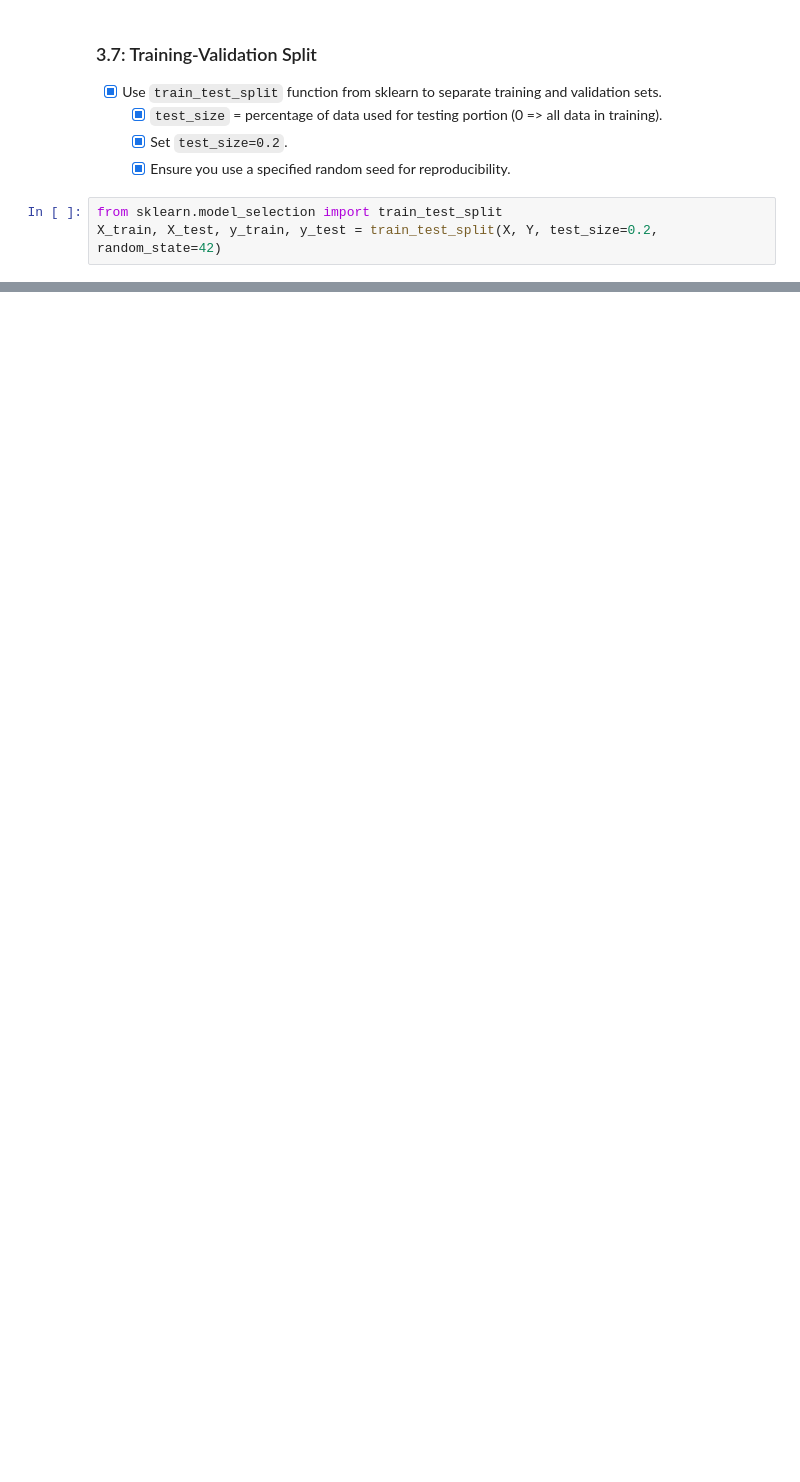
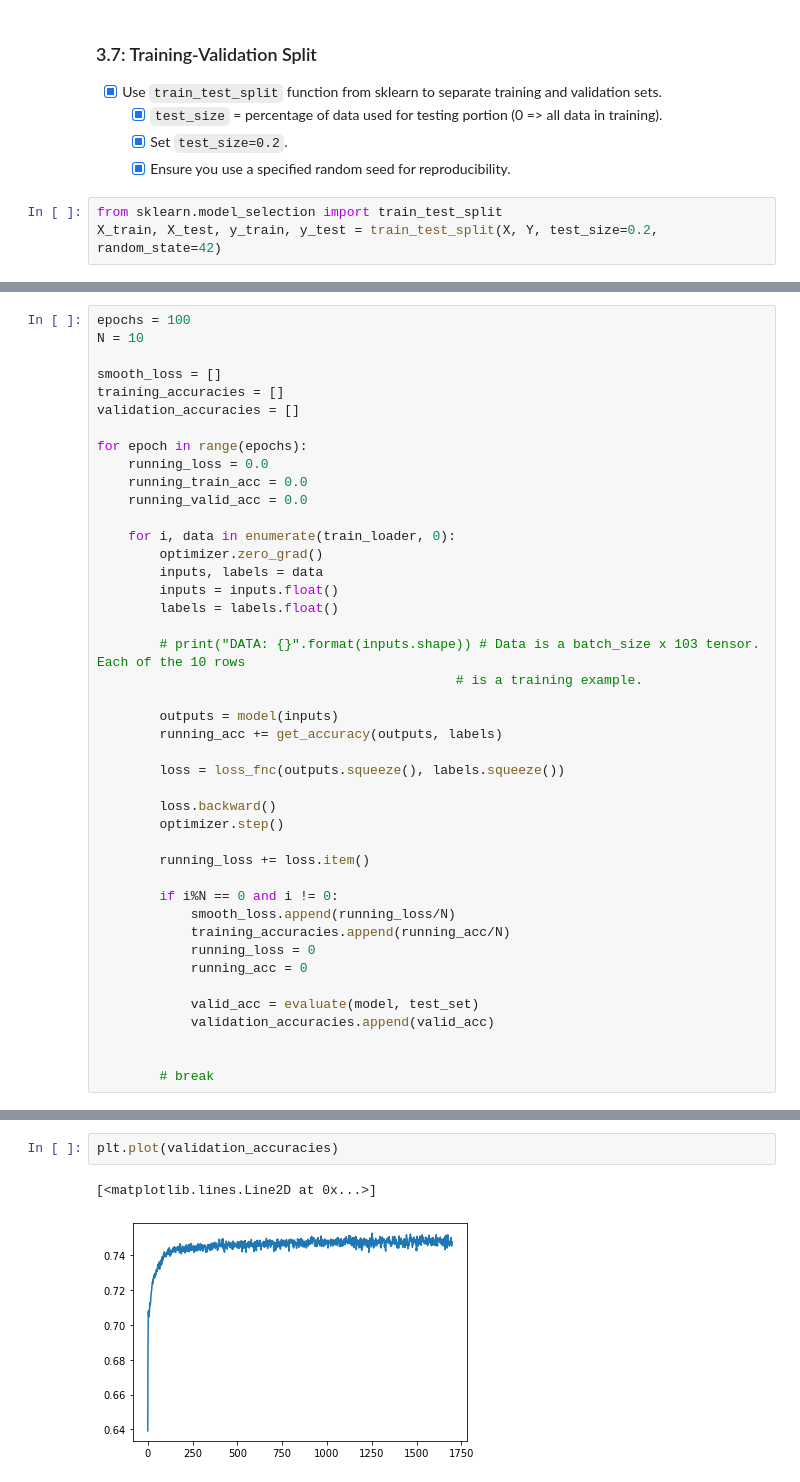
Before and after one commit to amanb2000/Machine_Intelligence_Intro, a Jupyter notebook: 03/assignment3.ipynb, the cells around one changed output, grey strips where cells are left out. Saved outputs shown, nothing was run; the diff lists cells and outputs as text; blank space fills up the shorter version.

```diff
--- a/03/assignment3.ipynb
+++ b/03/assignment3.ipynb
@@ -292,0 +413,43 @@ Stochastic gradient descent: Selects random subset of data of fixed size (`mini-
+# %%
+epochs = 100
+N = 10
+
+smooth_loss = []
+training_accuracies = []
+validation_accuracies = []
+
+for epoch in range(epochs):
+    running_loss = 0.0
+    running_train_acc = 0.0
+    running_valid_acc = 0.0
+
+    for i, data in enumerate(train_loader, 0):
+        optimizer.zero_grad()
+        inputs, labels = data
+        inputs = inputs.float()
+        labels = labels.float()
+
+        # print("DATA: {}".format(inputs.shape)) # Data is a batch_size x 103 tensor. Each of the 10 rows
+                                              # is a training example.
+
+        outputs = model(inputs)
+        running_acc += get_accuracy(outputs, labels)
+
+        loss = loss_fnc(outputs.squeeze(), labels.squeeze())
+
+        loss.backward()
+        optimizer.step()
+
+        running_loss += loss.item()
+
+        if i%N == 0 and i != 0:
+            smooth_loss.append(running_loss/N)
+            training_accuracies.append(running_acc/N)
+            running_loss = 0
+            running_acc = 0
+
+            valid_acc = evaluate(model, test_set)
+            validation_accuracies.append(valid_acc)
+
+
+        # break
@@ -292,0 +467,5 @@ Stochastic gradient descent: Selects random subset of data of fixed size (`mini-
+# %%
+plt.plot(validation_accuracies)
+# %% [output]
+[<matplotlib.lines.Line2D at 0x...>]
+[figure, added]
```
Also changed, not shown: parts of 19 cells of this notebook.
